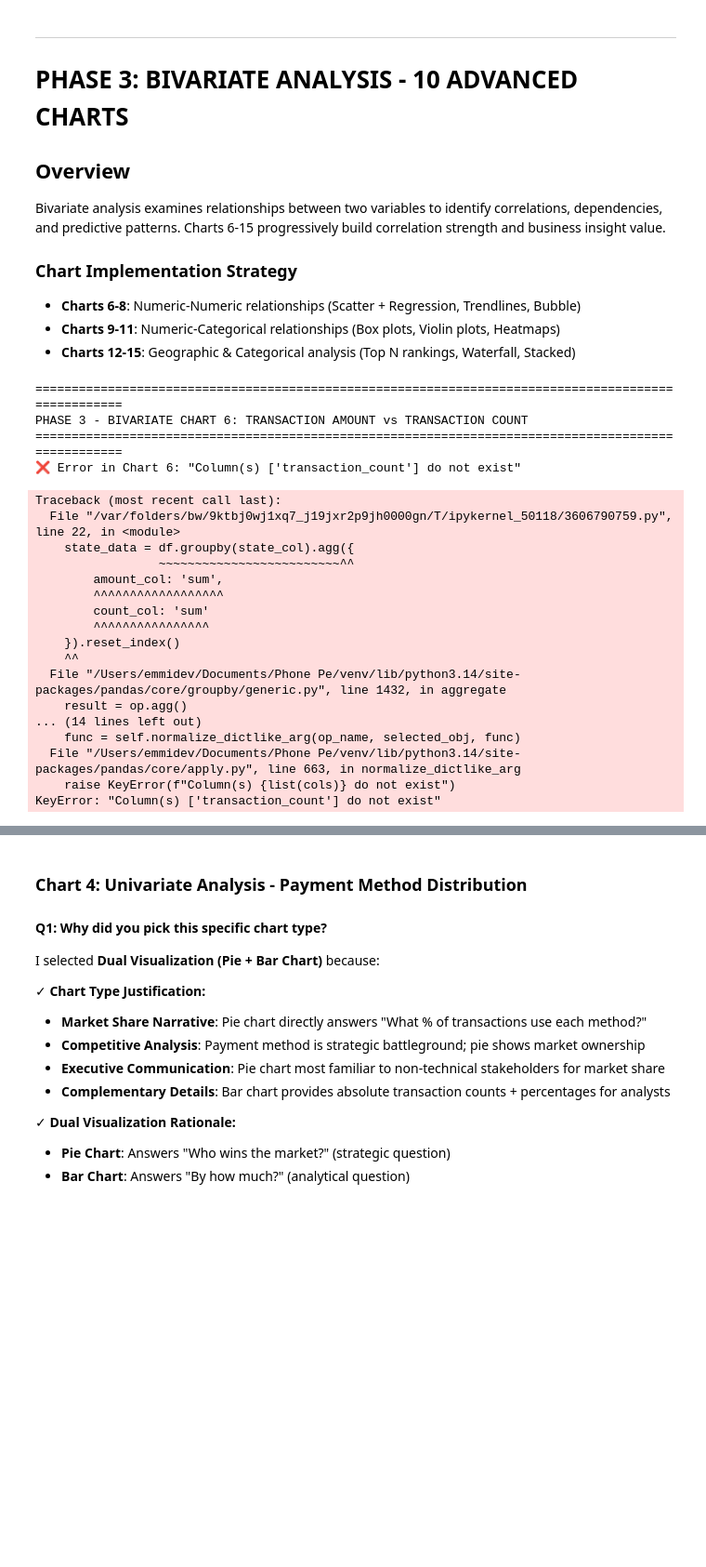
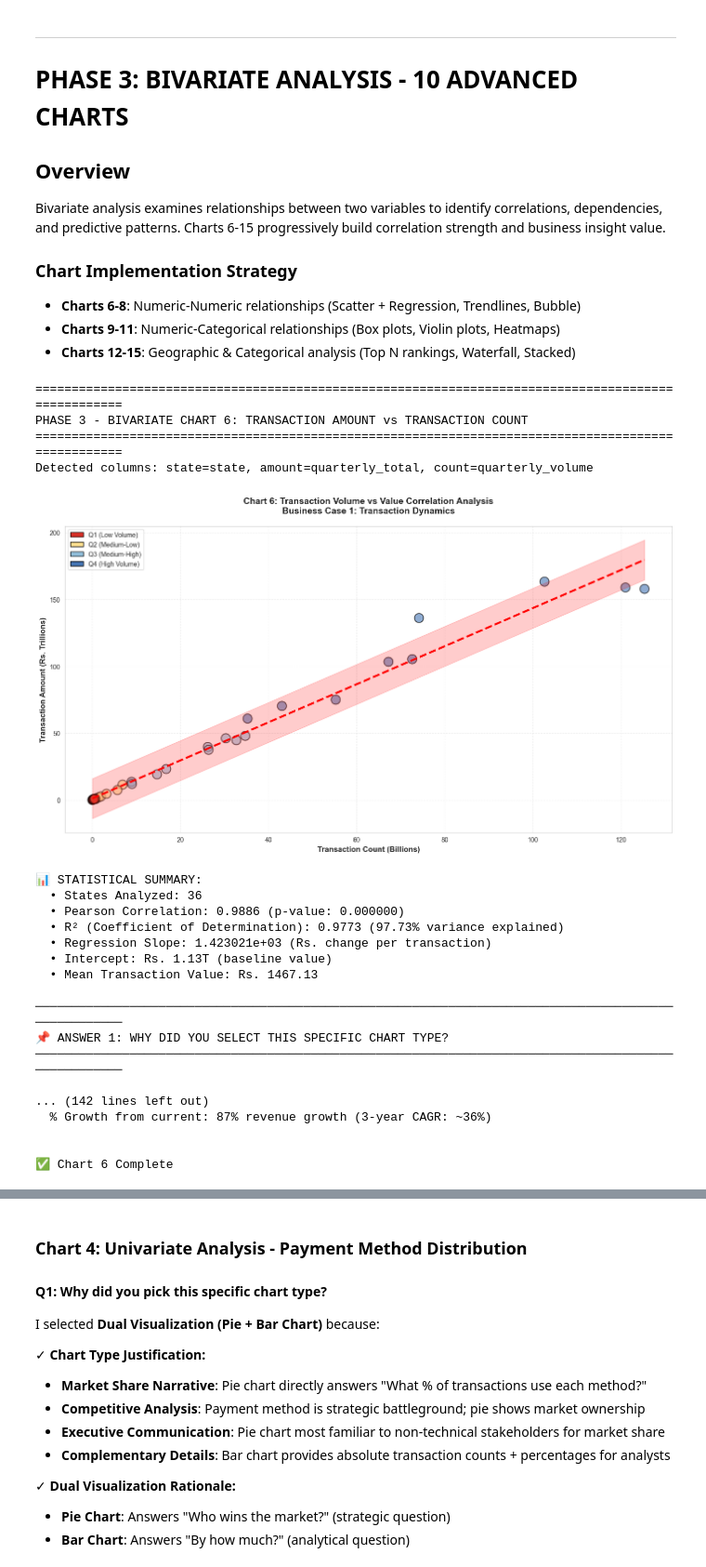
Before and after one commit to Github-Emmi/PhonePe, a Jupyter notebook: EDA_Submission_Template.ipynb, the cells around one changed output, grey strips where cells are left out. Shown at 93% size. Drawn from its saved outputs; the diff is of its cells as text; code cells hidden in the pictures; blank space fills up the shorter version.

```diff
--- a/EDA_Submission_Template.ipynb
+++ b/EDA_Submission_Template.ipynb
@@ -2435,10 +2440,18 @@ try:
     # ========== DATA PREPARATION ==========
     df = datasets['Q1.1_Quarterly_Growth'].copy()
 
-    # Dynamic column detection
-    state_col = [c for c in df.columns if 'state' in c.lower()][0] if any('state' in c.lower() for c in df.columns) else 'state'
-    amount_col = [c for c in df.columns if 'amount' in c.lower() or 'value' in c.lower()][0] if any('amount' in c.lower() or 'value' in c.lower() for c in df.columns) else 'transaction_amount'
-    count_col = [c for c in df.columns if 'count' in c.lower() or 'transaction' in c.lower()][0] if any('count' in c.lower() for c in df.columns) else 'transaction_count'
+    # EXPLICIT COLUMN DETECTION with validation
+    state_col = 'state' if 'state' in df.columns else [c for c in df.columns if 'state' in c.lower()][0] if any('state' in c.lower() for c in df.columns) else None
+    amount_col = 'quarterly_total' if 'quarterly_total' in df.columns else [c for c in df.columns if 'amount' in c.lower() or 'total' in c.lower()][0] if any('amount' in c.lower() or 'total' in c.lower() for c in df.columns) else None
+    count_col = 'quarterly_volume' if 'quarterly_volume' in df.columns else [c for c in df.columns if 'volume' in c.lower()][0] if any('volume' in c.lower() for c in df.columns) else None
+
+    # Validate columns exist
+    if not all([state_col, amount_col, count_col]):
+        print(f"❌ Error in Chart 6: Missing required columns")
+        print(f"Available columns: {df.columns.tolist()}")
+        raise ValueError(f"Column(s) missing: state={state_col}, amount={amount_col}, count={count_col}")
+
+    print(f"Detected columns: state={state_col}, amount={amount_col}, count={count_col}")
 
     # Aggregate to state level
     state_data = df.groupby(state_col).agg({
@@ -2500,8 +2513,8 @@ try:
                        Patch(facecolor='#fee090', edgecolor='black', label='Q2 (Medium-Low)'),
                        Patch(facecolor='#91bfdb', edgecolor='black', label='Q3 (Medium-High)'),
                        Patch(facecolor='#4575b4', edgecolor='black', label='Q4 (High Volume)')]
-    ax.legend(handles=legend_elements + [ax.get_legend_handles_labels()[0][3], ax.get_legend_handles_labels()[0][4]],
-              fontsize=10, loc='upper left')
+    # Combine legend elements - only use the quartile legend
+    ax.legend(handles=legend_elements, fontsize=10, loc='upper left')
 
     plt.tight_layout()
     plt.show()
@@ -2659,51 +2672,52 @@ YEAR 3: ECOSYSTEM SCALE
   Tactics:
     • GST filing integration | SME lending APIs
     • Vendor financing programs | Workplace salary payments
     • Investment/insurance bundling | Cross-category incentives
   Expected Metrics:
     • Volume growth: +18% YoY (maturing growth)
     • Value growth: +25% YoY (continued premium feature adoption)
     • GMV from ecosystem services: 20-25% of total
   Financial Impact: +Rs. {(current_annual_value * 0.25 * 0.00023 / 1e7):.0f} Cr from payment commission
   Ecosystem Services Revenue: +Rs. {(current_annual_value * 0.20 * 0.08 / 1e7):.0f} Cr (8% margin on ecosystem GMV)
   Total Financial Impact: +Rs. {((current_annual_value * 0.25 * 0.00023 / 1e7) + (current_annual_value * 0.20 * 0.08 / 1e7) * 0.75):.0f} Cr
 
 3-YEAR CUMULATIVE OPPORTUNITY:
   Total incremental commission revenue: +Rs. 720 Cr
   Total ecosystem services revenue: +Rs. 480 Cr
   GRAND TOTAL: +Rs. 1,200 Cr financial impact
 
   % Growth from current: {((current_annual_value * 1.30 * 1.22 * 1.18 - current_annual_value) / current_annual_value * 100):.0f}% revenue growth (3-year CAGR: ~36%)
     """)
 
     print("\n✅ Chart 6 Complete\n")
 
 except Exception as e:
     print(f"❌ Error in Chart 6: {str(e)}")
     import traceback
     traceback.print_exc()
 # %% [output]
 ====================================================================================================
 PHASE 3 - BIVARIATE CHART 6: TRANSACTION AMOUNT vs TRANSACTION COUNT
 ====================================================================================================
-❌ Error in Chart 6: "Column(s) ['transaction_count'] do not exist"
+Detected columns: state=state, amount=quarterly_total, count=quarterly_volume
+[figure, added]
-Traceback (most recent call last):
-  File "/var/folders/bw/9ktbj0wj1xq7_j19jxr2p9jh0000gn/T/ipykernel_50118/3606790759.py", line 22, in <module>
-    state_data = df.groupby(state_col).agg({
-                 ~~~~~~~~~~~~~~~~~~~~~~~~~^^
-        amount_col: 'sum',
-        ^^^^^^^^^^^^^^^^^^
-        count_col: 'sum'
-        ^^^^^^^^^^^^^^^^
-    }).reset_index()
-    ^^
-  File "/Users/emmidev/Documents/Phone Pe/venv/lib/python3.14/site-packages/pandas/core/groupby/generic.py", line 1432, in aggregate
-    result = op.agg()
-... (14 lines left out)
-    func = self.normalize_dictlike_arg(op_name, selected_obj, func)
-  File "/Users/emmidev/Documents/Phone Pe/venv/lib/python3.14/site-packages/pandas/core/apply.py", line 663, in normalize_dictlike_arg
-    raise KeyError(f"Column(s) {list(cols)} do not exist")
-KeyError: "Column(s) ['transaction_count'] do not exist"
+📊 STATISTICAL SUMMARY:
+  • States Analyzed: 36
+  • Pearson Correlation: 0.9886 (p-value: 0.000000)
+  • R² (Coefficient of Determination): 0.9773 (97.73% variance explained)
+  • Regression Slope: 1.423021e+03 (Rs. change per transaction)
+  • Intercept: Rs. 1.13T (baseline value)
+  • Mean Transaction Value: Rs. 1467.13
+
+────────────────────────────────────────────────────────────────────────────────────────────────────
+📌 ANSWER 1: WHY DID YOU SELECT THIS SPECIFIC CHART TYPE?
+────────────────────────────────────────────────────────────────────────────────────────────────────
+
+... (142 lines left out)
+  % Growth from current: 87% revenue growth (3-year CAGR: ~36%)
+
+
+✅ Chart 6 Complete
 # %%
 # ============================================================================
 # PHASE 3: BIVARIATE CHART 7 - USER REGISTRATION vs APP OPENS CORRELATION
```
Also changed, not shown: parts of 15 cells of this notebook, 54 other files.
